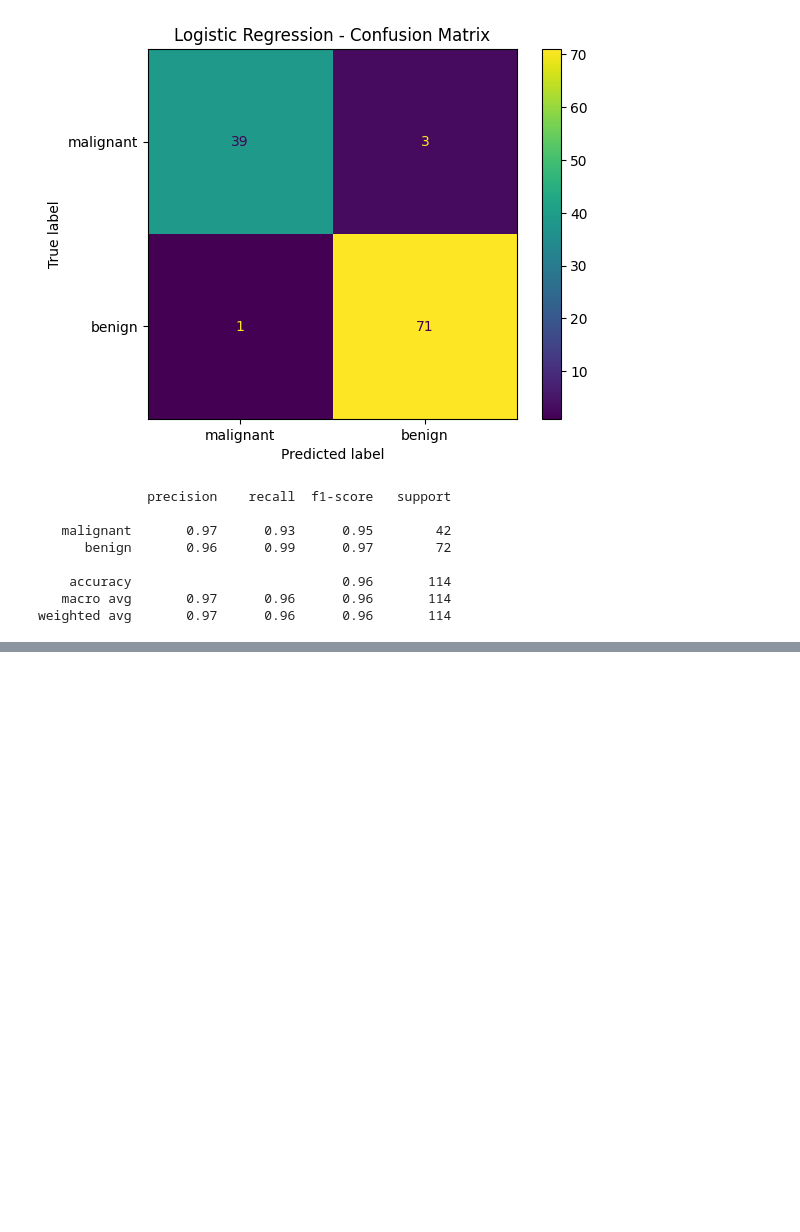
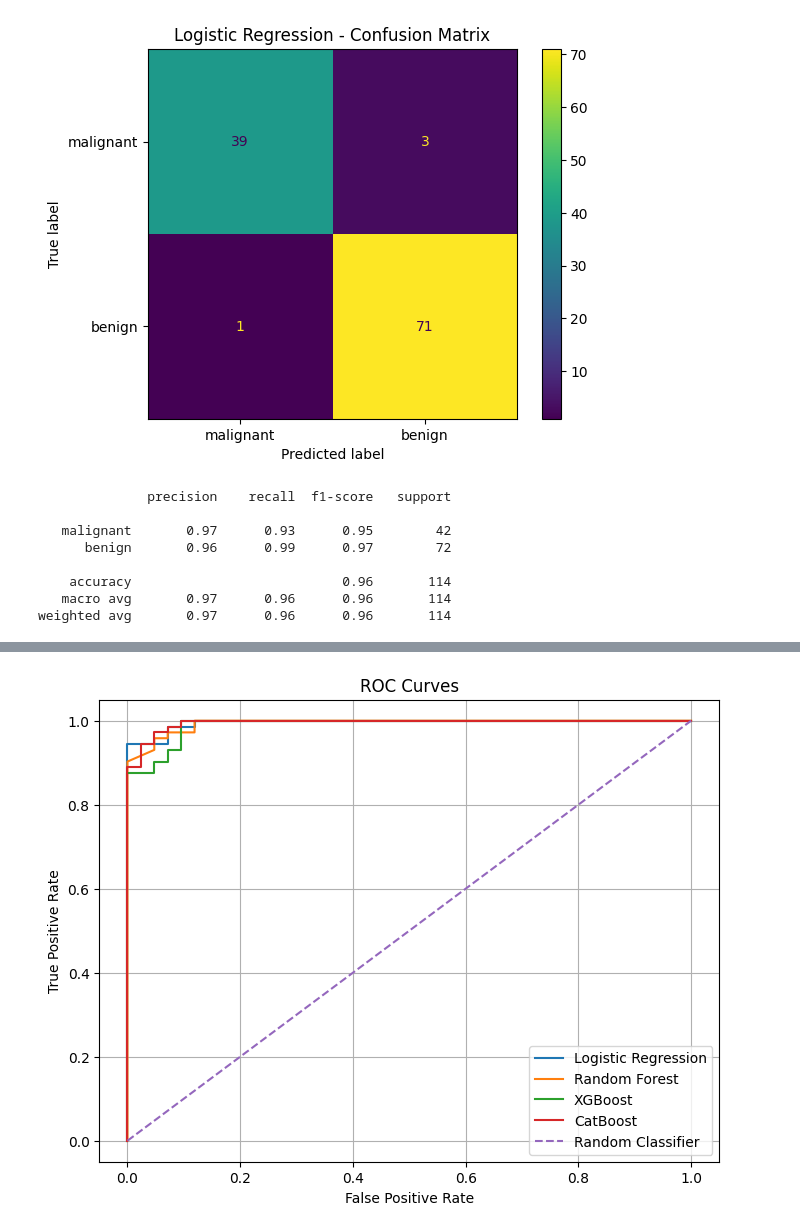
Before and after one commit to Zimny15/Classification_models_in_unbalanced_data_conditions, a Jupyter notebook: Notebooks/baseline_experiment.ipynb, the cells around one changed output, grey strips where cells are left out. Saved outputs shown, nothing was run; the diff lists cells and outputs as text; code cells hidden in the pictures; blank space fills up the shorter version.

```diff
--- a/Notebooks/baseline_experiment.ipynb
+++ b/Notebooks/baseline_experiment.ipynb
@@ -265,3 +265,28 @@ Classification Report:
 weighted avg       0.96      0.96      0.96       114
 
 --------------------------------------------------
+# %%
+from sklearn.metrics import roc_curve
+models_probabilities = {
+    "Logistic Regression": logistic_regression_probabilities,
+    "Random Forest": random_forest_probabilities,
+    "XGBoost": xgboost_probabilities,
+    "CatBoost": catboost_probabilities
+}
+
+plt.figure(figsize=(8, 6))
+
+for model_name, probabilities in models_probabilities.items():
+    false_positive_rate, true_positive_rate, thresholds = roc_curve(y_test, probabilities)
+    plt.plot(false_positive_rate, true_positive_rate, label=model_name)
+
+plt.plot([0, 1], [0, 1], linestyle="--", label="Random Classifier")
+
+plt.xlabel("False Positive Rate")
+plt.ylabel("True Positive Rate")
+plt.title("ROC Curves")
+plt.legend()
+plt.grid(True)
+plt.show()
+# %% [output]
+[figure, added]
```
Also changed, not shown: parts of 2 cells of this notebook.
